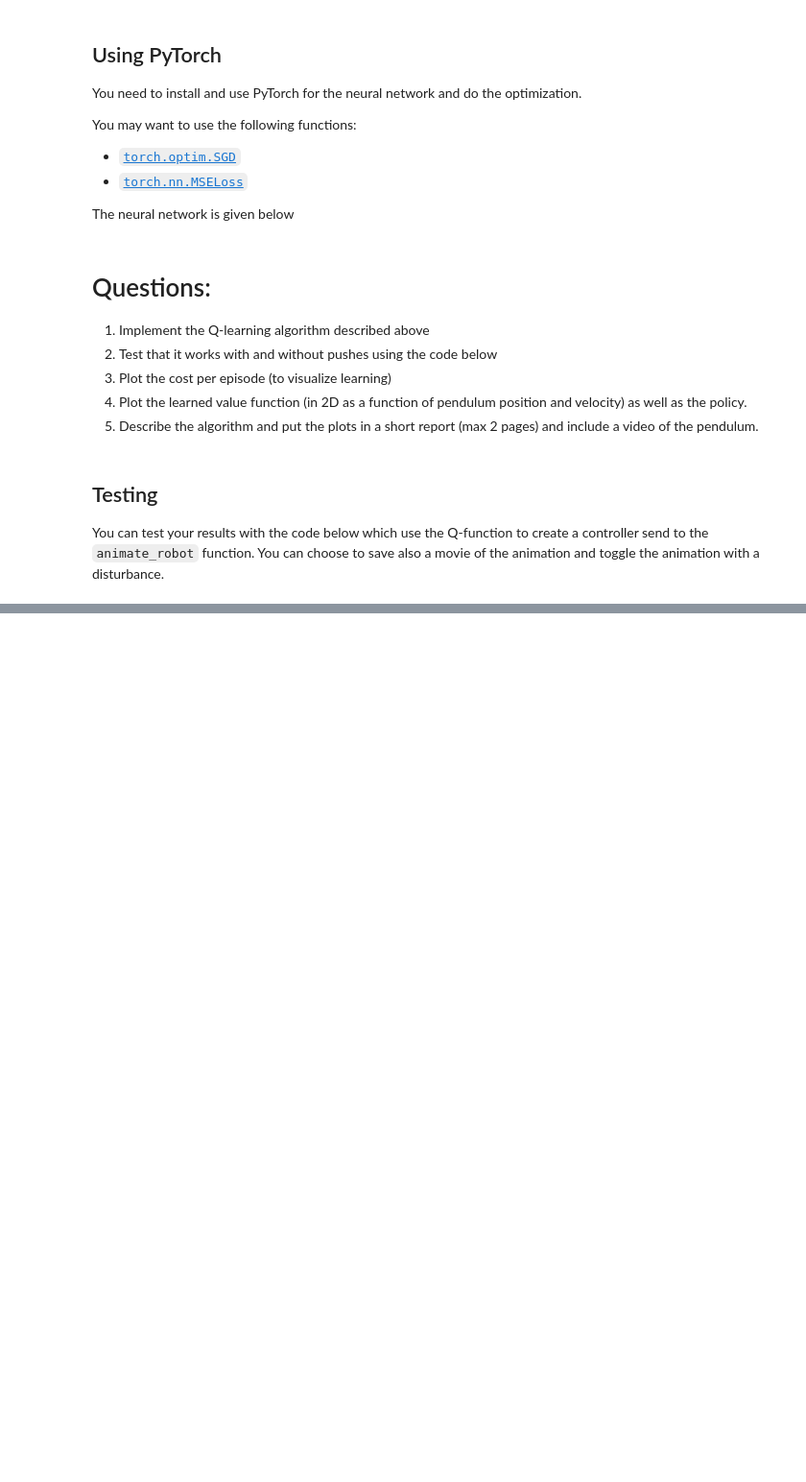
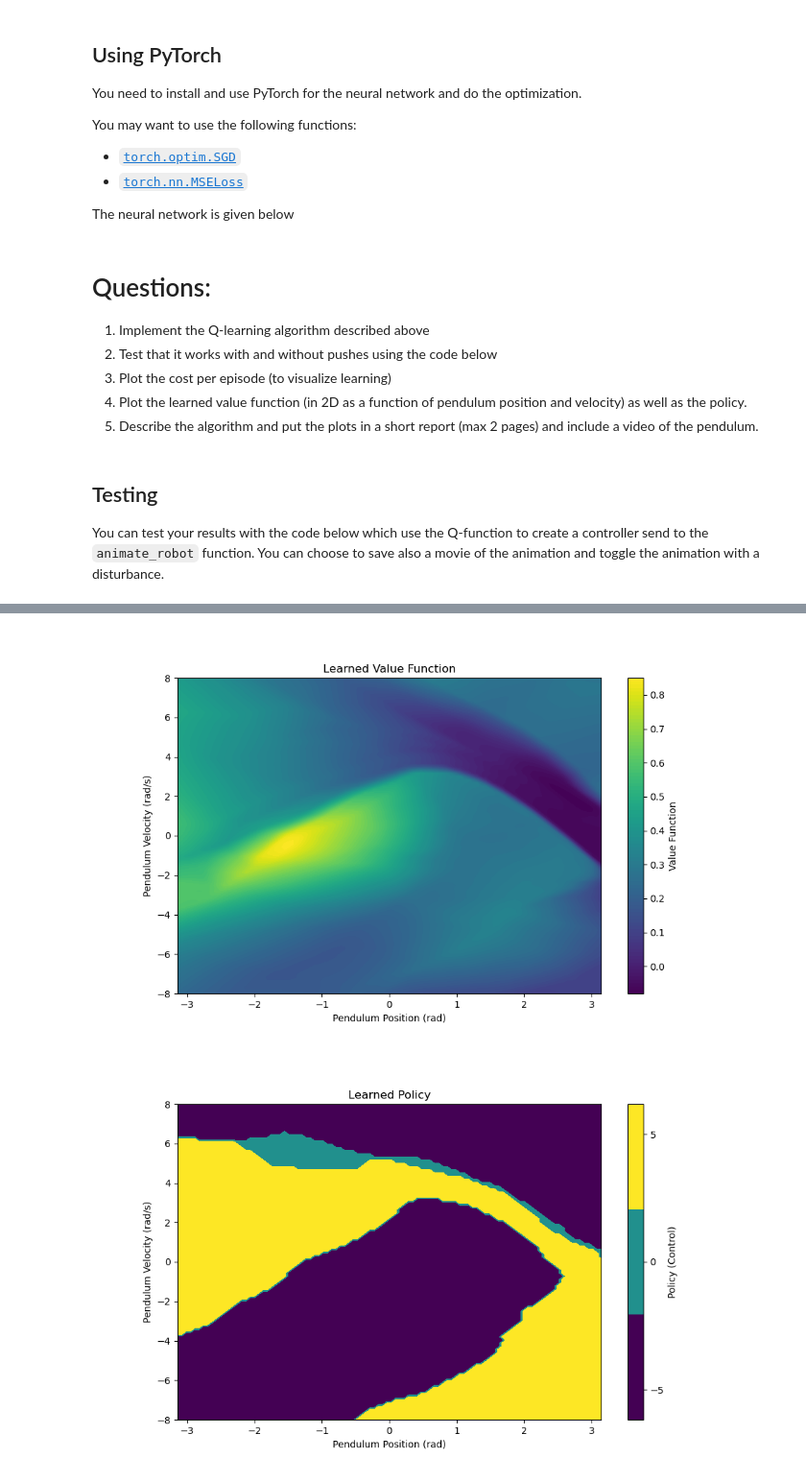
Before and after one commit to RiVer2000/ROB-GY-6323, a Jupyter notebook: Homework 4/Series 4 - Q-learning.ipynb, the cells around one changed output, grey strips where cells are left out. Shown at 96% size. Saved outputs shown, nothing was run; the diff lists cells and outputs as text; code cells hidden in the pictures; blank space fills up the shorter version.

```diff
--- a/Homework 4/Series 4 - Q-learning.ipynb
+++ b/Homework 4/Series 4 - Q-learning.ipynb
@@ -218,0 +319,7 @@ def traj_controller():
+# %%
+# plot the value function
+InvPen.plot_value_function(q_function)
+InvPen.plot_value_function_and_policy(q_function, possible_controls)
+# %% [output]
+[figure, added]
+[figure, added]
```
Also changed, not shown: parts of 13 cells of this notebook, 1 other file.
